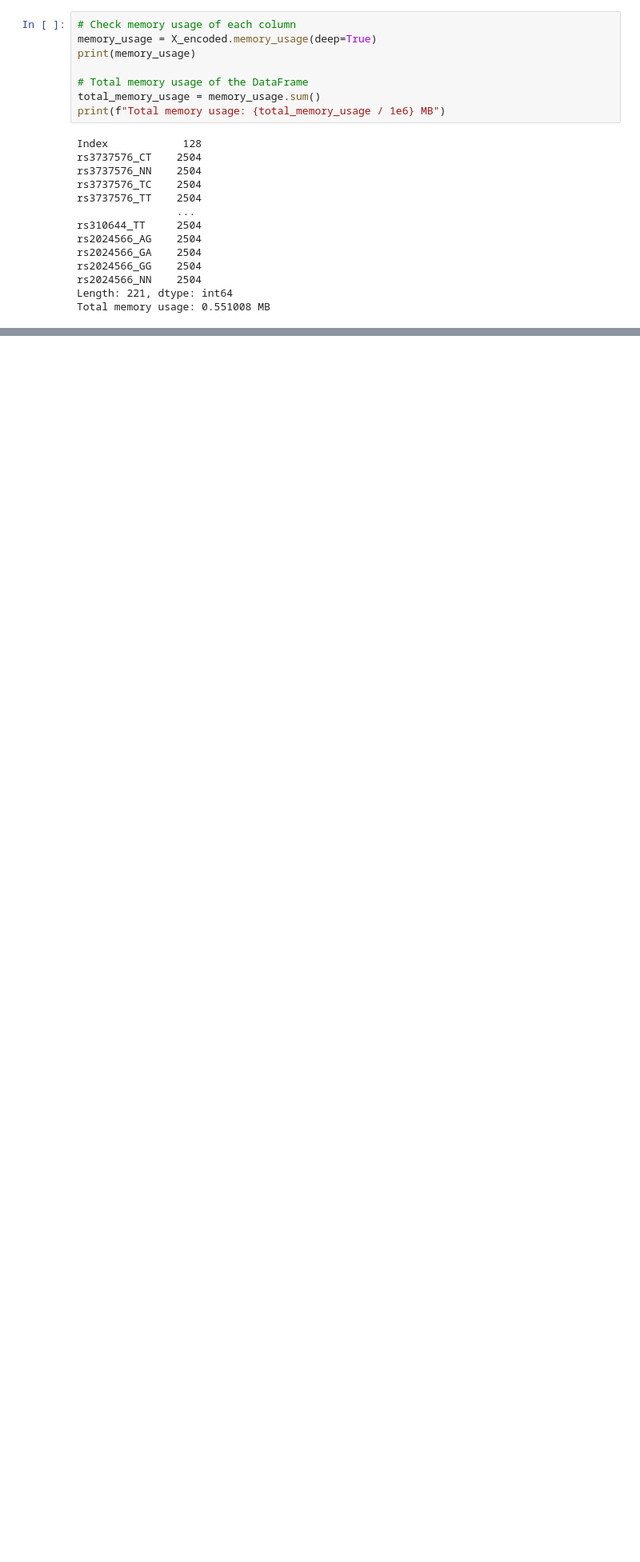
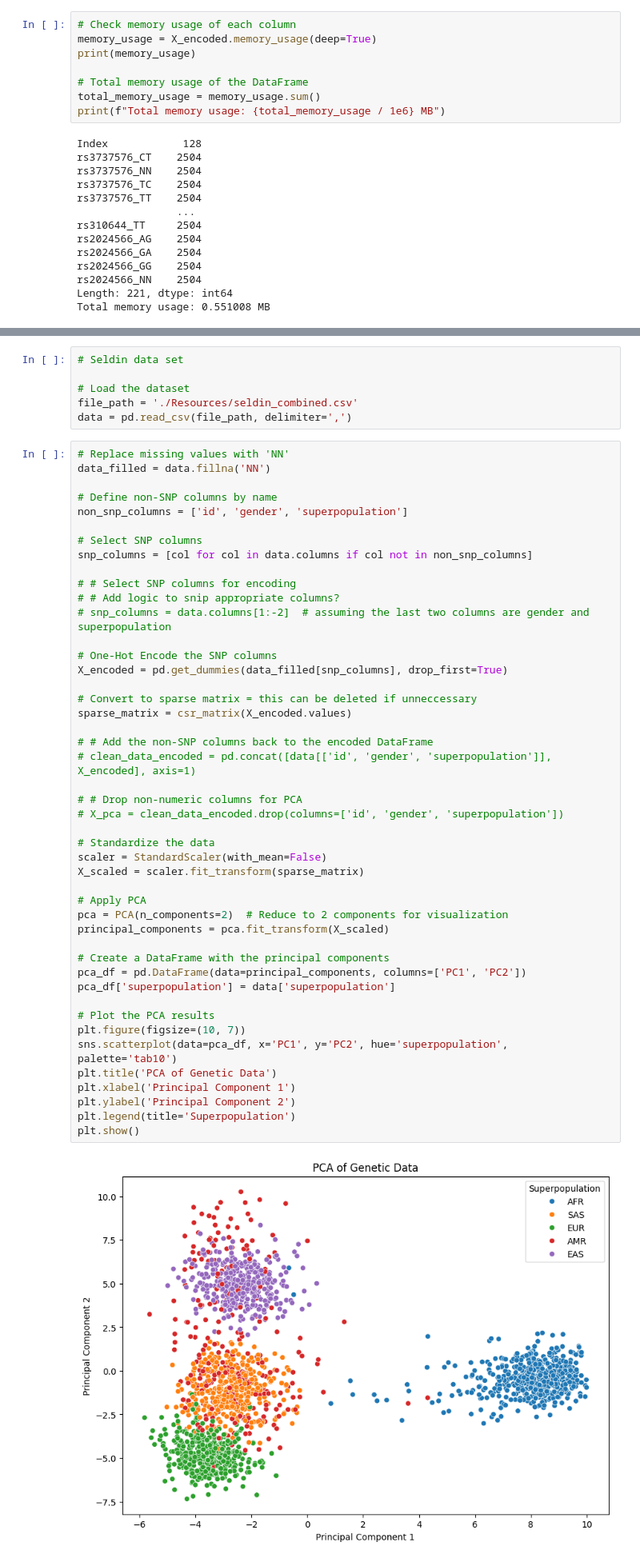
Before and after one commit to K-G-Witt/project4-team1, a Jupyter notebook: PCA.ipynb, the cells around one changed output, grey strips where cells are left out. Shown at 80% size. Cells and saved outputs as stored; diff of their text form; blank space fills up the shorter version.

Commit message:
add seldin data

```diff
--- a/PCA.ipynb
+++ b/PCA.ipynb
@@ -120,6 +120,60 @@ plt.colorbar(sc, label='Superpopulation')
 plt.show()
 # %% [output]
 [figure]
+# %%
+# Seldin data set
+
+# Load the dataset
+file_path = './Resources/seldin_combined.csv'
+data = pd.read_csv(file_path, delimiter=',')
+# %%
+# Replace missing values with 'NN'
+data_filled = data.fillna('NN')
+
+# Define non-SNP columns by name
+non_snp_columns = ['id', 'gender', 'superpopulation']
+
+# Select SNP columns
+snp_columns = [col for col in data.columns if col not in non_snp_columns]
+
+# # Select SNP columns for encoding
+# # Add logic to snip appropriate columns?
+# snp_columns = data.columns[1:-2]  # assuming the last two columns are gender and superpopulation
+
+# One-Hot Encode the SNP columns
+X_encoded = pd.get_dummies(data_filled[snp_columns], drop_first=True)
+
+# Convert to sparse matrix = this can be deleted if unneccessary
+sparse_matrix = csr_matrix(X_encoded.values)
+
+# # Add the non-SNP columns back to the encoded DataFrame
+# clean_data_encoded = pd.concat([data[['id', 'gender', 'superpopulation']], X_encoded], axis=1)
+
+# # Drop non-numeric columns for PCA
+# X_pca = clean_data_encoded.drop(columns=['id', 'gender', 'superpopulation'])
+
+# Standardize the data
+scaler = StandardScaler(with_mean=False)
+X_scaled = scaler.fit_transform(sparse_matrix)
+
+# Apply PCA
+pca = PCA(n_components=2)  # Reduce to 2 components for visualization
+principal_components = pca.fit_transform(X_scaled)
+
+# Create a DataFrame with the principal components
+pca_df = pd.DataFrame(data=principal_components, columns=['PC1', 'PC2'])
+pca_df['superpopulation'] = data['superpopulation']
+
+# Plot the PCA results
+plt.figure(figsize=(10, 7))
+sns.scatterplot(data=pca_df, x='PC1', y='PC2', hue='superpopulation', palette='tab10')
+plt.title('PCA of Genetic Data')
+plt.xlabel('Principal Component 1')
+plt.ylabel('Principal Component 2')
+plt.legend(title='Superpopulation')
+plt.show()
+# %% [output]
+[figure, added]
 # %%
 
 # Chunker for later?
```
